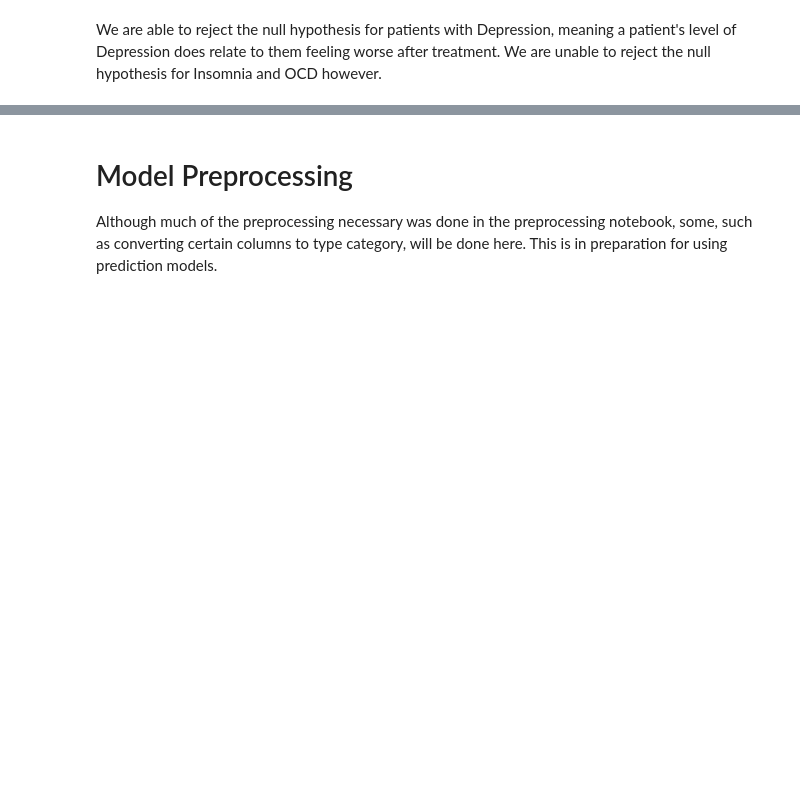
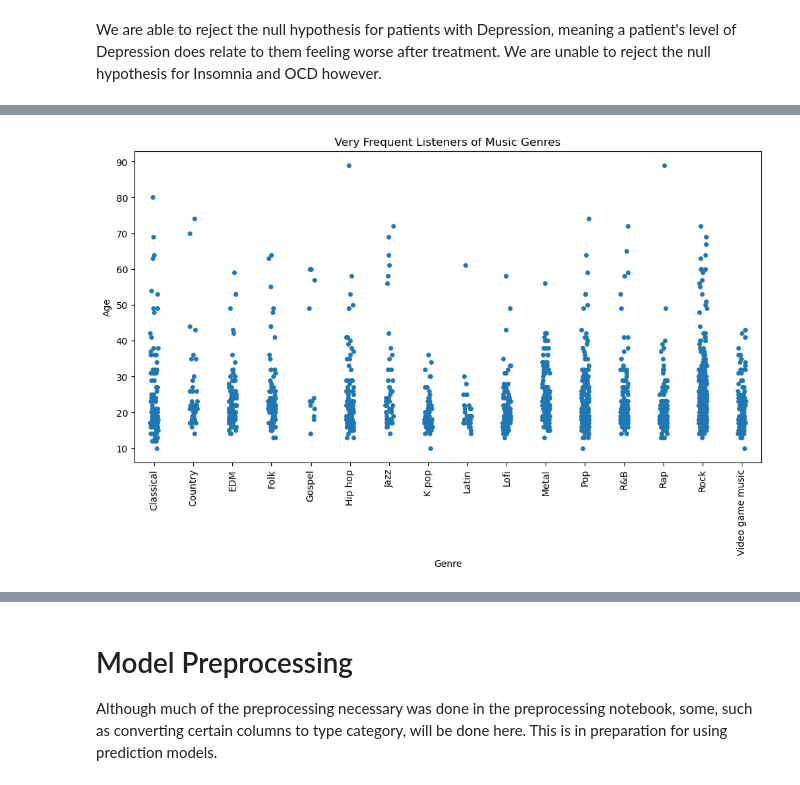
Before and after one commit to ajamkotc/music_therapy_capstone, a Jupyter notebook: notebooks/exploratory-data-analysis.ipynb, the cells around one changed output, grey strips where cells are left out. Saved outputs shown, nothing was run; the diff lists cells and outputs as text; code cells hidden in the pictures; blank space fills up the shorter version.

```diff
--- a/notebooks/exploratory-data-analysis.ipynb
+++ b/notebooks/exploratory-data-analysis.ipynb
@@ -340,0 +376,21 @@ We are able to reject the null hypothesis for patients with Depression, meaning
+# %%
+# Bin Age column into 5 equally sized bins
+
+bins, bin_edges = pd.qcut(survey_df['Age'], retbins=True, q=5)
+labels = [f"{int(bin_edges[i])}-{int(bin_edges[i+1])}" for i in range(len(bin_edges)-1)]
+survey_df['Age_Binned'] = pd.qcut(survey_df['Age'], labels=labels, q=5)
+# %%
+# Transform data so we can plot the data based on number of very frequent listeners per age group
+
+frequency_cols = list(survey_df.columns[survey_df.columns.str.startswith('Fr')])
+
+very_frequent_listeners = survey_df[(survey_df[frequency_cols] == 'Very frequently').any(axis=1)]
+melted_df = very_frequent_listeners.melt(id_vars=['Age', 'Age_Binned'], value_vars=frequency_cols, var_name='Genre', value_name='Frequency')
+
+# Filter for
+melted_df = melted_df[melted_df['Frequency'] == 'Very frequently']
+
+# Prettify Genre column so it only lists the actual Genre
+melted_df['Genre'] = melted_df['Genre'].apply(lambda x: str(re.findall(r'\[(.*?)\]', x)[0]))
+
+melted_df
@@ -340,0 +411,12 @@ We are able to reject the null hypothesis for patients with Depression, meaning
+# %%
+# Plot strip-plot of very frequent listeners of each genre and group by age groups
+
+plt.figure(figsize=(12, 6))
+sns.stripplot(x='Genre', y='Age', data=melted_df)
+
+plt.xticks(rotation=90)
+plt.title('Very Frequent Listeners of Music Genres')
+
+plt.show()
+# %% [output]
+[figure, added]
```
Also changed, not shown: parts of 29 cells of this notebook, 1 other file.
